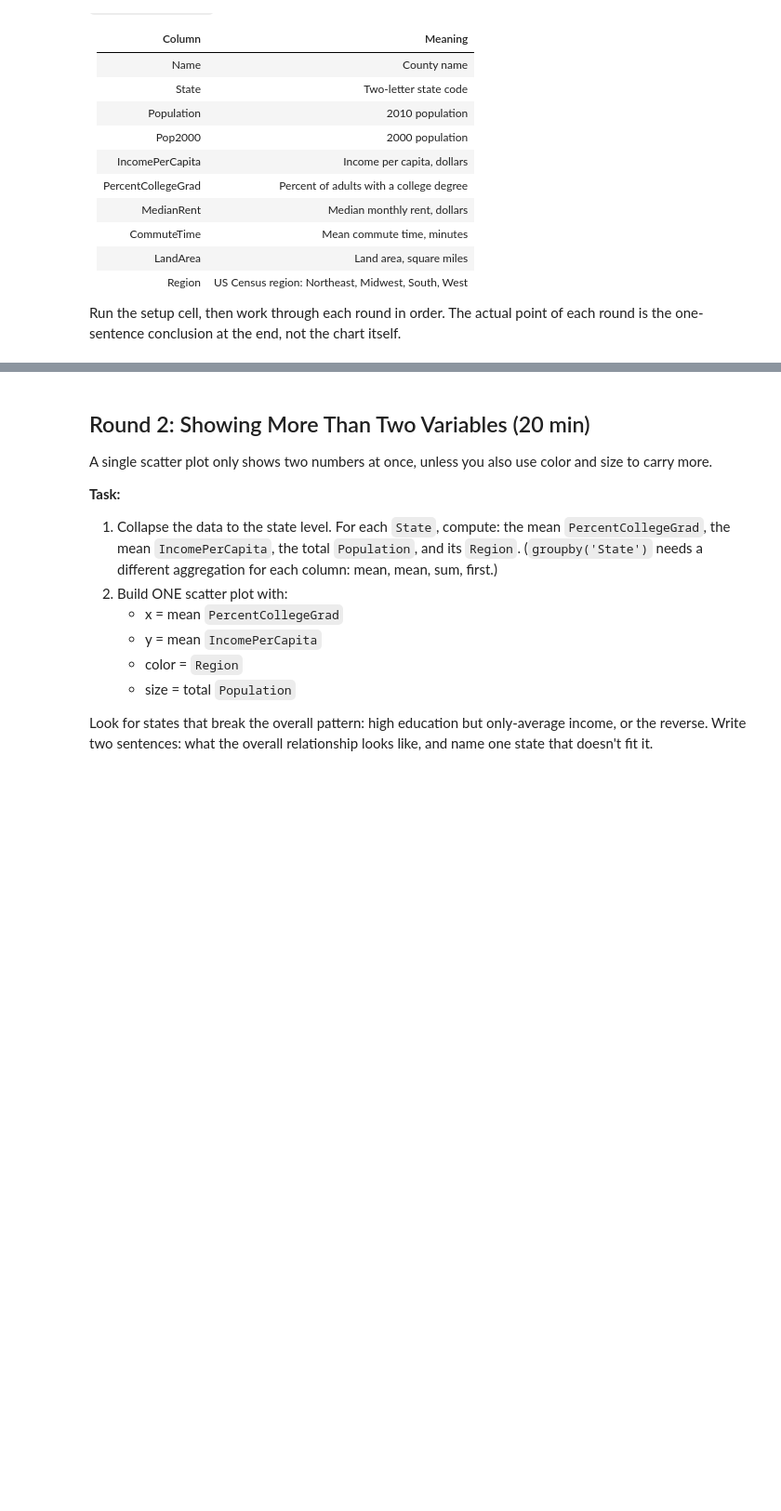
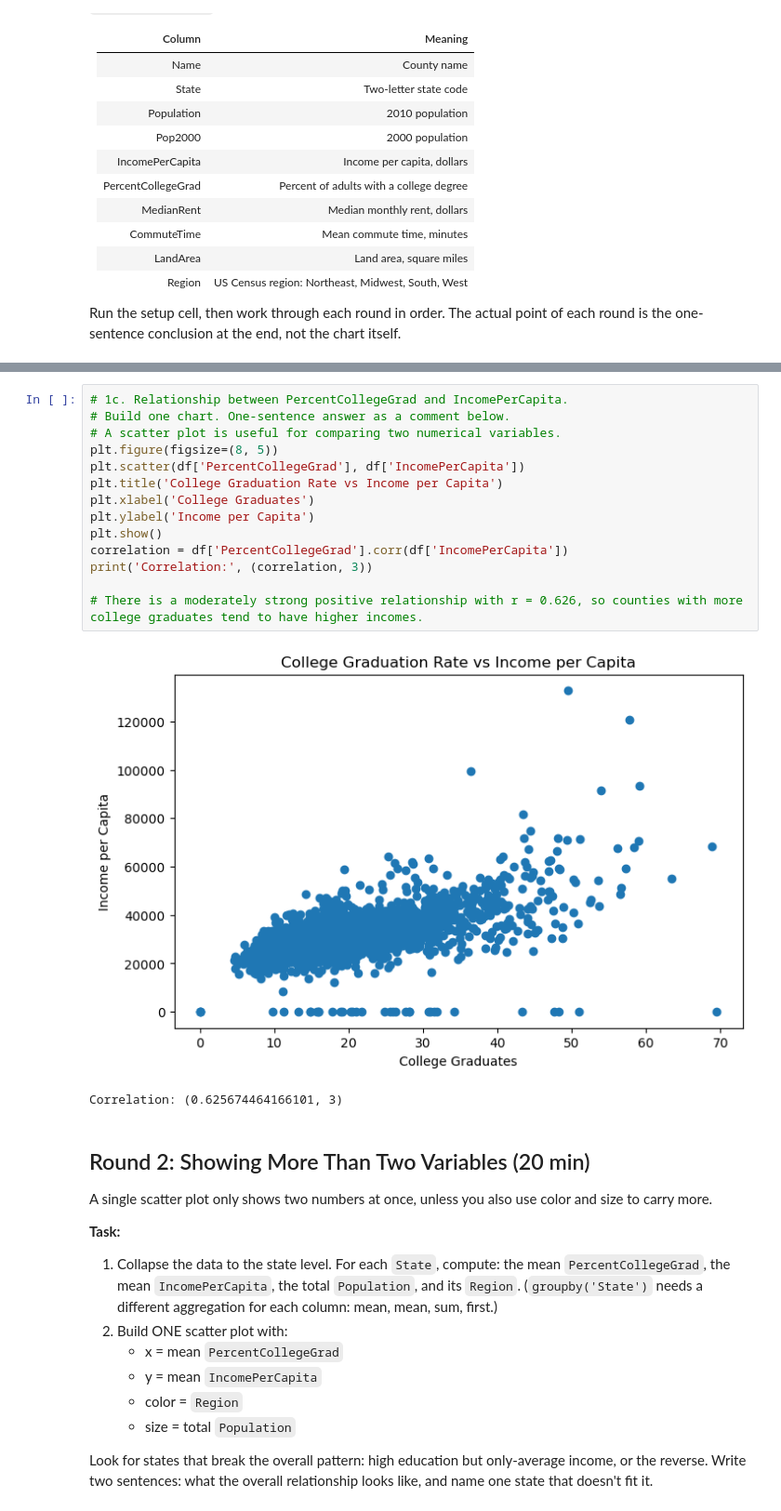
Before and after one commit to vmadagiri/cs5045, a Jupyter notebook: seminar_4/visualization_handson.ipynb, the cells around one changed output, grey strips where cells are left out. Shown at 93% size. Drawn from its saved outputs; the diff is of its cells as text; blank space fills up the shorter version.

```diff
--- a/seminar_4/visualization_handson.ipynb
+++ b/seminar_4/visualization_handson.ipynb
@@ -54,3 +84,20 @@ For each one: build a chart, then write a one-sentence answer as a comment.
+# %%
+# 1c. Relationship between PercentCollegeGrad and IncomePerCapita.
+# Build one chart. One-sentence answer as a comment below.
+# A scatter plot is useful for comparing two numerical variables.
+plt.figure(figsize=(8, 5))
+plt.scatter(df['PercentCollegeGrad'], df['IncomePerCapita'])
+plt.title('College Graduation Rate vs Income per Capita')
+plt.xlabel('College Graduates')
+plt.ylabel('Income per Capita')
+plt.show()
+correlation = df['PercentCollegeGrad'].corr(df['IncomePerCapita'])
+print('Correlation:', (correlation, 3))
+
+# There is a moderately strong positive relationship with r = 0.626, so counties with more college graduates tend to have higher incomes.
+# %% [output]
+[figure, added]
+Correlation: (0.625674464166101, 3)
 # %% [markdown]
 ## Round 2: Showing More Than Two Variables (20 min)
 
```
Also changed, not shown: parts of 10 cells of this notebook, 5 other files.
